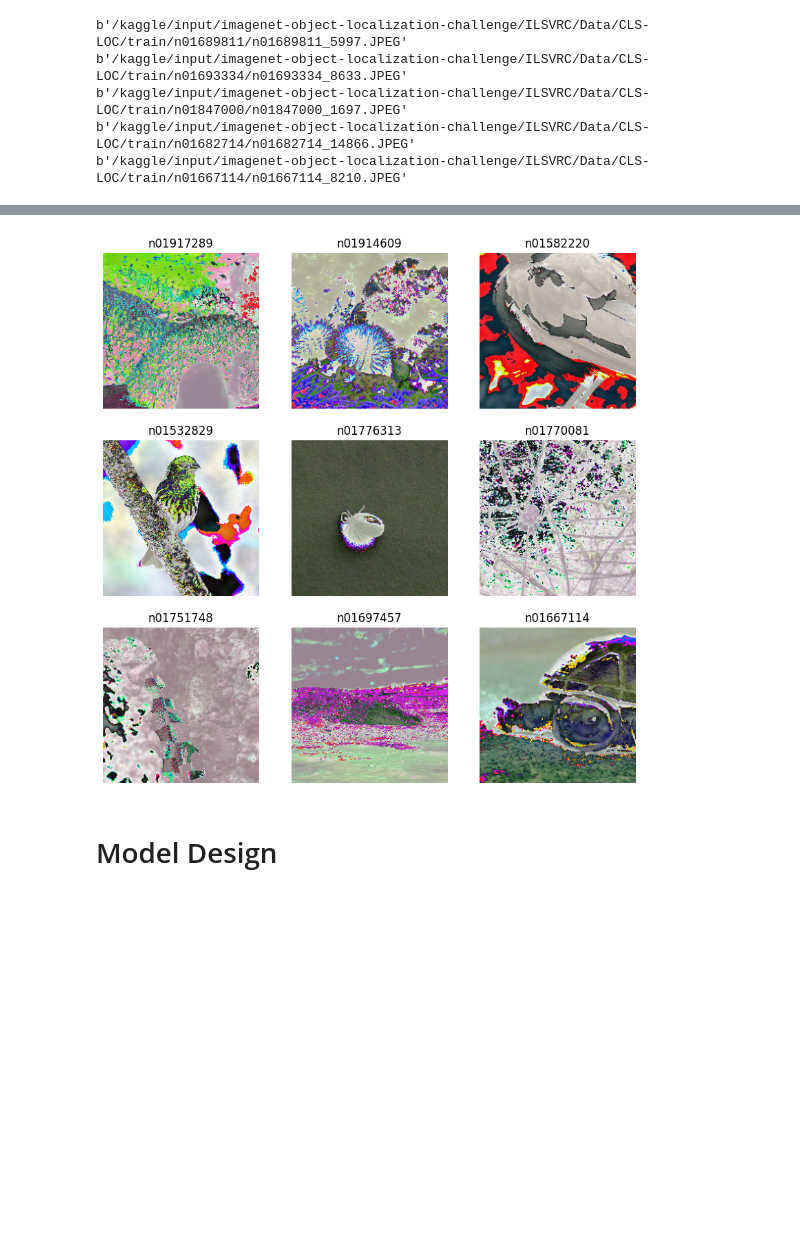
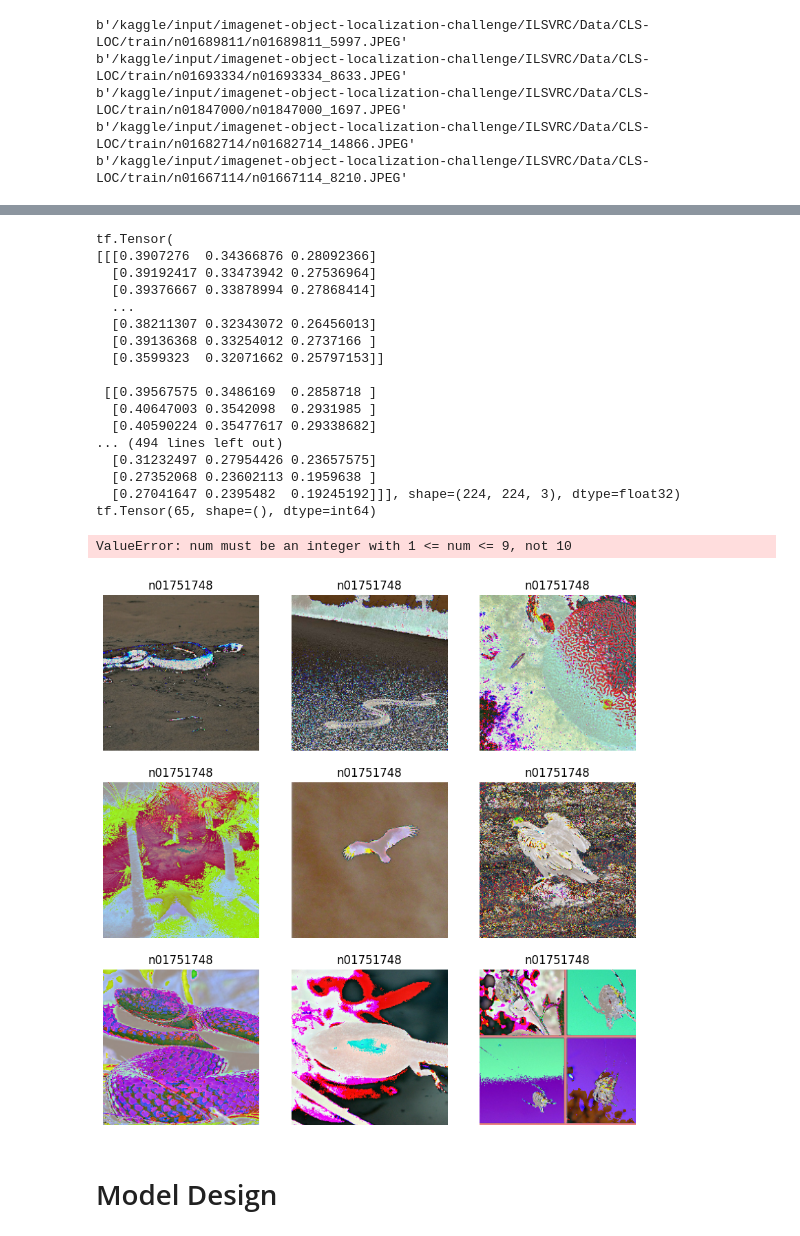
Before and after one commit to irenebernardi/VGG-16-replication, a Jupyter notebook: imagenet-reproducing-convnets.ipynb, the cells around one changed output, grey strips where cells are left out. Cells and saved outputs as stored; diff of their text form; code cells hidden in the pictures; blank space fills up the shorter version.

```diff
--- a/imagenet-reproducing-convnets.ipynb
+++ b/imagenet-reproducing-convnets.ipynb
@@ -129,27 +129,30 @@ print(f"Size of train set: {train_size}")
 # %% [output]
 Size of train set: 164467
 # %%
-# Import and extract devel labels
+# Import devel labels
 devel_df = pd.read_csv(base_dir + "LOC_val_solution.csv")
-y_devel = devel_df["PredictionString"].str.split(expand=True)[0]
 
 # Select devel images belonging to subset of classes
-keep = np.where(y_devel.str.startswith("n01").to_numpy())[0]
-devel_files = np.array(os.listdir(data_dir + "val/"))[keep]
+keep = devel_df["PredictionString"].str.startswith("n01")
+devel_df = devel_df[keep]
+
+# Replace prediction string with only class name
+devel_df["PredictionString"] = devel_df["PredictionString"].str.split(expand=True)[0]
+
+# Sort and polish dataframe
+devel_df.sort_values(by=["ImageId"], inplace=True)
+devel_df.index = range(len(devel_df))
 
 # Fetch devel set
-devel_files = np.array([data_dir + "val/" + file for file in devel_files])
-raw_devel_ds = tf.data.Dataset.list_files(devel_files, shuffle=False)
-
-# Select labels belonging to subset of classes
-y_devel = y_devel[y_devel.str.startswith("n01")].values
+devel_df["ImageId"] = data_dir + "val/" + devel_df["ImageId"] + ".JPEG"
+raw_devel_ds = tf.data.Dataset.list_files(devel_df["ImageId"], shuffle=False)
 
 # Find size of devel set
 devel_size = tf.data.experimental.cardinality(raw_devel_ds).numpy()
 
 print(f"Size of devel set: {devel_size}")
 print("Examples of labels:")
-y_devel[:10]
+devel_df["PredictionString"].values[:10]
 # %% [output]
 Size of devel set: 6350
 Examples of labels:
@@ -173,10 +176,9 @@ b'/kaggle/input/imagenet-object-localization-challenge/ILSVRC/Data/CLS-LOC/train
 b'/kaggle/input/imagenet-object-localization-challenge/ILSVRC/Data/CLS-LOC/train/n01667114/n01667114_8210.JPEG'
 # %%
 image, label = vggutils.process_path(
-    data_dir + "val/ILSVRC2012_val_00046886.JPEG",
+    data_dir + "val/ILSVRC2012_val_00000011.JPEG",
     class_names,
-    devel_files,
-    y_devel,
+    devel_df,
     label_fun=vggutils.extract_devel_label
 )
 
@@ -190,18 +192,18 @@ tf.Tensor(8, shape=(), dtype=int64)
 # %%
 # Preprocess train set
 train_ds = raw_train_ds.map(
-    lambda path: vggutils.process_path(path, class_names, devel_files, y_devel, label_fun=vggutils.extract_train_label),
+    lambda path: vggutils.process_path(path, class_names, devel_df, label_fun=vggutils.extract_train_label),
     num_parallel_calls=tf.data.AUTOTUNE
 )
 
 # Preprocess devel set
 devel_ds = raw_devel_ds.map(
-    lambda path: vggutils.process_path(path, class_names, devel_files, y_devel, label_fun=vggutils.extract_train_label, max_delta=0),
+    lambda path: vggutils.process_path(path, class_names, devel_df, label_fun=vggutils.extract_devel_label, max_delta=0),
     num_parallel_calls=tf.data.AUTOTUNE
 )
 
 # Show example
-for image, label in train_ds.take(1):
+for image, label in devel_ds.take(30):
     print("Image shape: ", image.numpy().shape)
     print("Label: ", label.numpy())
 # %% [output]
@@ -221,17 +238,37 @@ devel_ds = devel_ds \
     .cache() \
     .prefetch(buffer_size=tf.data.AUTOTUNE)
 # %%
-image_batch, label_batch = next(iter(train_ds))
+image_batch, label_batch = next(iter(devel_ds))
 
 plt.figure(figsize=(10, 10))
-for i in range(9):
+for i in range(30):
+    print(image_batch[0])
+    print(label_batch[0])
     ax = plt.subplot(3, 3, i + 1)
     plt.imshow(image_batch[i])
     label = label_batch[i]
     plt.title(class_names[label])
     plt.axis("off")
 # %% [output]
+tf.Tensor(
+[[[0.3907276  0.34366876 0.28092366]
+  [0.39192417 0.33473942 0.27536964]
+  [0.39376667 0.33878994 0.27868414]
+  ...
+  [0.38211307 0.32343072 0.26456013]
+  [0.39136368 0.33254012 0.2737166 ]
+  [0.3599323  0.32071662 0.25797153]]
+
+ [[0.39567575 0.3486169  0.2858718 ]
+  [0.40647003 0.3542098  0.2931985 ]
+  [0.40590224 0.35477617 0.29338682]
+... (494 lines left out)
+  [0.31232497 0.27954426 0.23657575]
+  [0.27352068 0.23602113 0.1959638 ]
+  [0.27041647 0.2395482  0.19245192]]], shape=(224, 224, 3), dtype=float32)
+tf.Tensor(65, shape=(), dtype=int64)
+ValueError: num must be an integer with 1 <= num <= 9, not 10
-[figure, old version]
+[figure, new version]
 # %% [markdown]
 # Model Design
 # %% [markdown]
```
Also changed, not shown: parts of 12 cells of this notebook.
